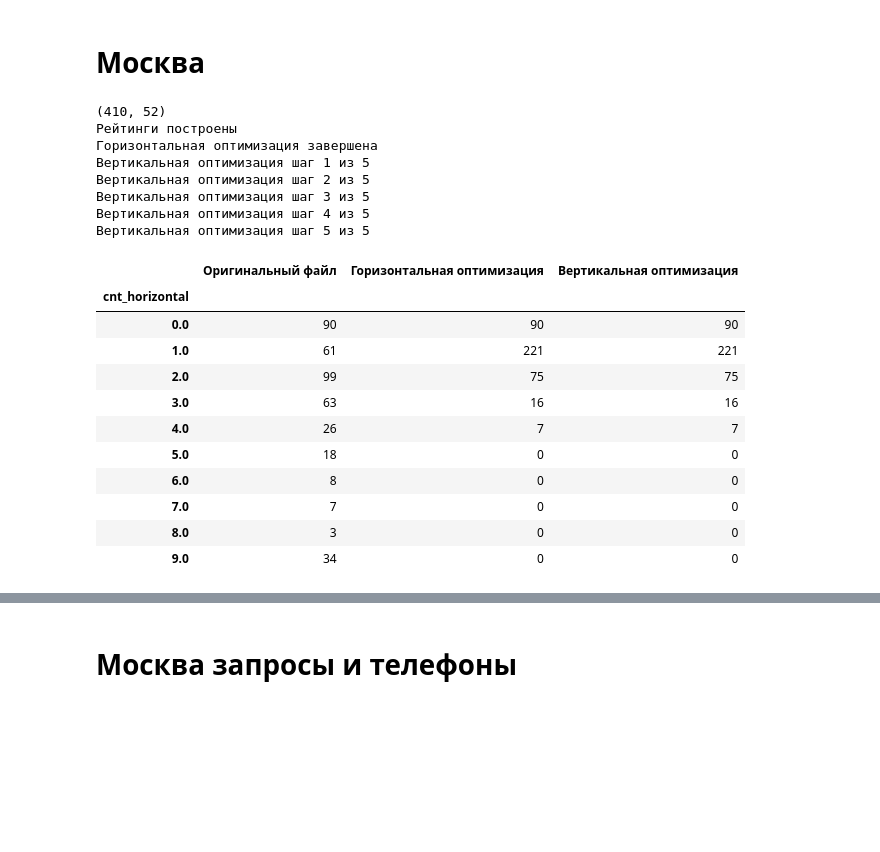
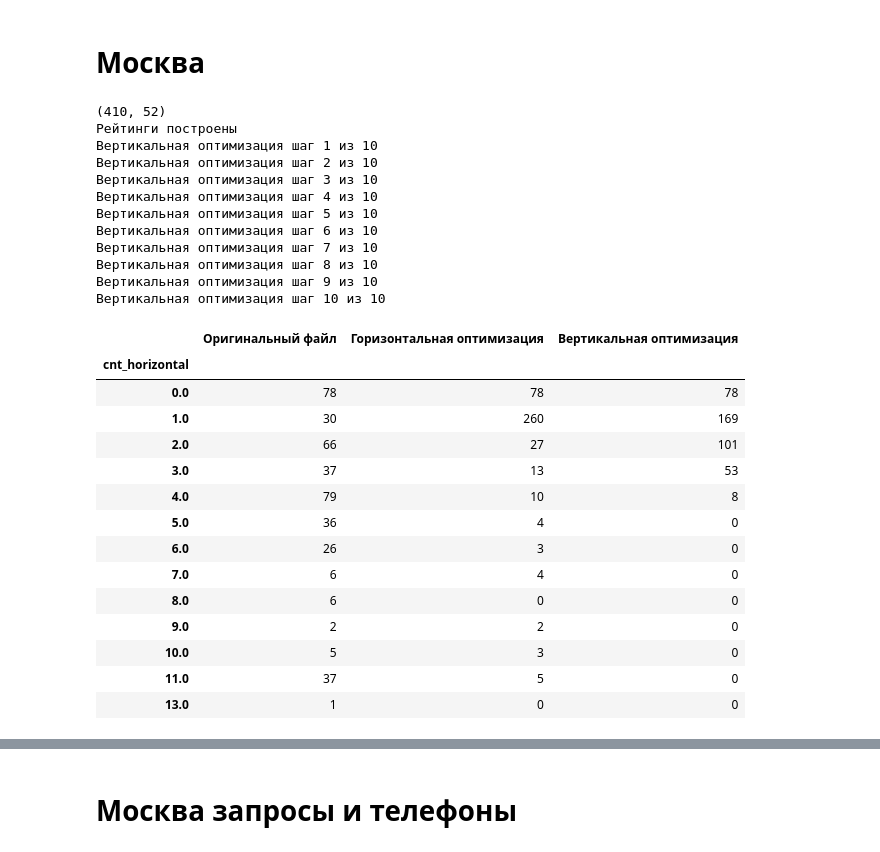
Before and after one commit to mamedovramil/Geoservice-data-analysis, a Jupyter notebook: 2gis.ipynb, the cells around one changed output, grey strips where cells are left out. Saved outputs shown, nothing was run; the diff lists cells and outputs as text; code cells hidden in the pictures; blank space fills up the shorter version.

```diff
--- a/2gis.ipynb
+++ b/2gis.ipynb
@@ -404,4 +417,4 @@ df22_agg = agg_df(df22_raw, 2022)
 df23_raw = dd.read_csv(r"C:/Users/Mamed/Downloads/Москва_2023_970754.csv", dtype={'fl': 'object'})
 df23_agg = agg_df(df23_raw, 2023)
 # %%
-original_svod = pd.read_excel(r"C:\Users\Mamed\YandexDisk\_Documents\Проекты\2ГИС 2023\Москва\Мастер_таблица_2ГИС_Москва_230315_1930.xlsx")
+moscow_svod = pd.read_excel(r"C:\Users\Mamed\YandexDisk\_Documents\Проекты\2ГИС 2023\Backups\Мастер_таблица_2ГИС_Москва_230315_1930.xlsx")
@@ -423,23 +434,30 @@ for cut_level_num2 in range(cut_level_num, 400, -10):
 # %%
-original_svod_filtered_optimized = optimize_df(original_svod, cut_level=410)
+moscow_svod_optimized = optimize_df(moscow_svod, cut_level=410)
 # %% [output]
 (410, 52)
 Рейтинги построены
-Горизонтальная оптимизация завершена
-Вертикальная оптимизация шаг 1 из 5
-Вертикальная оптимизация шаг 2 из 5
-Вертикальная оптимизация шаг 3 из 5
-Вертикальная оптимизация шаг 4 из 5
-Вертикальная оптимизация шаг 5 из 5
+Вертикальная оптимизация шаг 1 из 10
+Вертикальная оптимизация шаг 2 из 10
+Вертикальная оптимизация шаг 3 из 10
+Вертикальная оптимизация шаг 4 из 10
+Вертикальная оптимизация шаг 5 из 10
+Вертикальная оптимизация шаг 6 из 10
+Вертикальная оптимизация шаг 7 из 10
+Вертикальная оптимизация шаг 8 из 10
+Вертикальная оптимизация шаг 9 из 10
+Вертикальная оптимизация шаг 10 из 10
 |  | Оригинальный файл | Горизонтальная оптимизация | Вертикальная оптимизация |
 | cnt_horizontal |  |  |  |
-| 0.0 | 90 | 90 | 90 |
-| 1.0 | 61 | 221 | 221 |
-| 2.0 | 99 | 75 | 75 |
-| 3.0 | 63 | 16 | 16 |
-| 4.0 | 26 | 7 | 7 |
-| 5.0 | 18 | 0 | 0 |
-| 6.0 | 8 | 0 | 0 |
-| 7.0 | 7 | 0 | 0 |
-| 8.0 | 3 | 0 | 0 |
-| 9.0 | 34 | 0 | 0 |
+| 0.0 | 78 | 78 | 78 |
+| 1.0 | 30 | 260 | 169 |
+| 2.0 | 66 | 27 | 101 |
+| 3.0 | 37 | 13 | 53 |
+| 4.0 | 79 | 10 | 8 |
+| 5.0 | 36 | 4 | 0 |
+| 6.0 | 26 | 3 | 0 |
+| 7.0 | 6 | 4 | 0 |
+| 8.0 | 6 | 0 | 0 |
+| 9.0 | 2 | 2 | 0 |
+| 10.0 | 5 | 3 | 0 |
+| 11.0 | 37 | 5 | 0 |
+| 13.0 | 1 | 0 | 0 |
```
Also changed, not shown: parts of 9 cells of this notebook.
